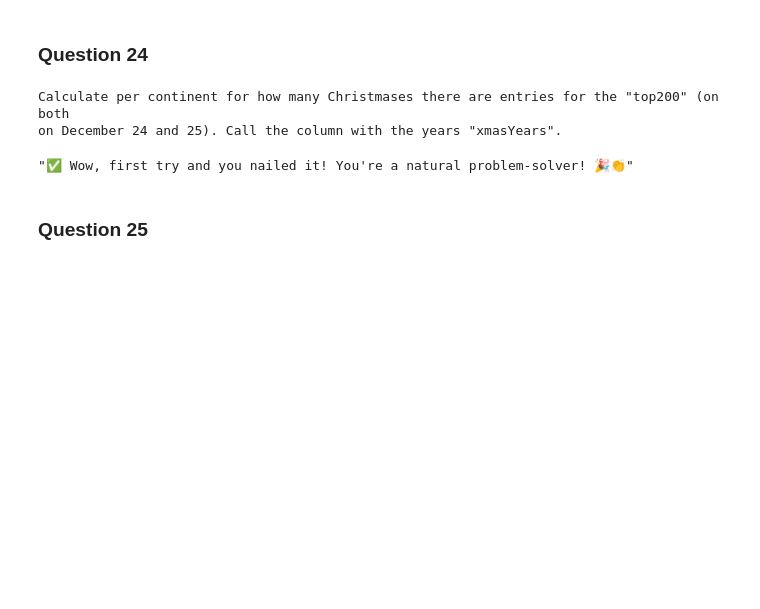
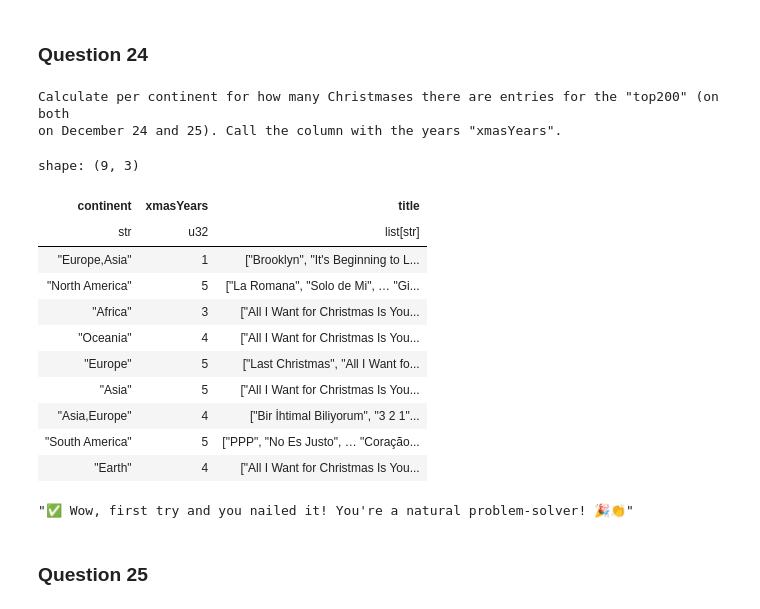
Before and after one commit to Smaxele/collab_save, a Jupyter notebook: Polars_Part_3.ipynb, the cells around one changed output. Saved outputs shown, nothing was run; the diff lists cells and outputs as text; code cells hidden in the pictures; blank space fills up the shorter version.

```diff
--- a/Polars_Part_3.ipynb
+++ b/Polars_Part_3.ipynb
@@ -430,10 +430,24 @@ on December 24 and 25). Call the column with the years "xmasYears".
 # %%
 q24_df = (df.filter(pl.col("chart").eq("top200") & pl.col("date").dt.month().eq(12) & pl.col("date").dt.day().is_between(24, 25))
     .join(pl.scan_csv("region-info.csv"), on="region")
     .group_by("continent")
-    .agg(pl.col("date").dt.year().n_unique().alias("xmasYears"))
+    .agg(pl.col("date").dt.year().n_unique().alias("xmasYears"),pl.col("title"))
     .collect()
 )
+q24_df
+# %% [output]
+shape: (9, 3)
+| continent | xmasYears | title |
+| str | u32 | list[str] |
+| "Europe,Asia" | 1 | ["Brooklyn", "It's Beginning to L... |
+| "North America" | 5 | ["La Romana", "Solo de Mi", … "Gi... |
+| "Africa" | 3 | ["All I Want for Christmas Is You... |
+| "Oceania" | 4 | ["All I Want for Christmas Is You... |
+| "Europe" | 5 | ["Last Christmas", "All I Want fo... |
+| "Asia" | 5 | ["All I Want for Christmas Is You... |
+| "Asia,Europe" | 4 | ["Bir İhtimal Biliyorum", "3 2 1"... |
+| "South America" | 5 | ["PPP", "No Es Justo", … "Coração... |
+| "Earth" | 4 | ["All I Want for Christmas Is You... |
 # %%
 q24.check(q24_df)
 # %% [output]
```
Also changed, not shown: parts of 6 cells of this notebook.
